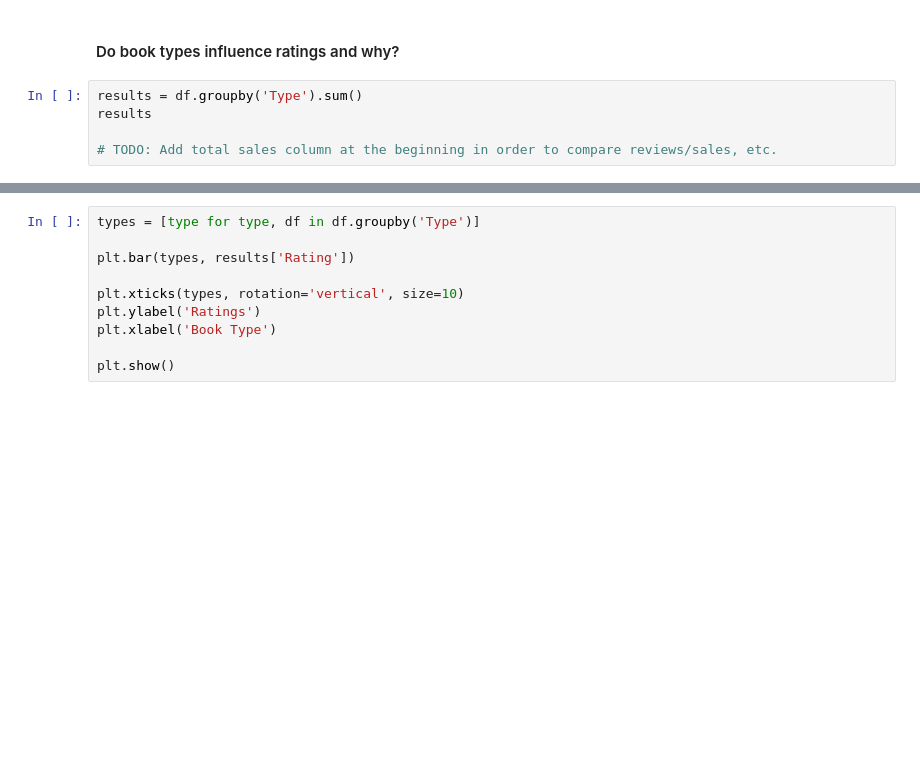
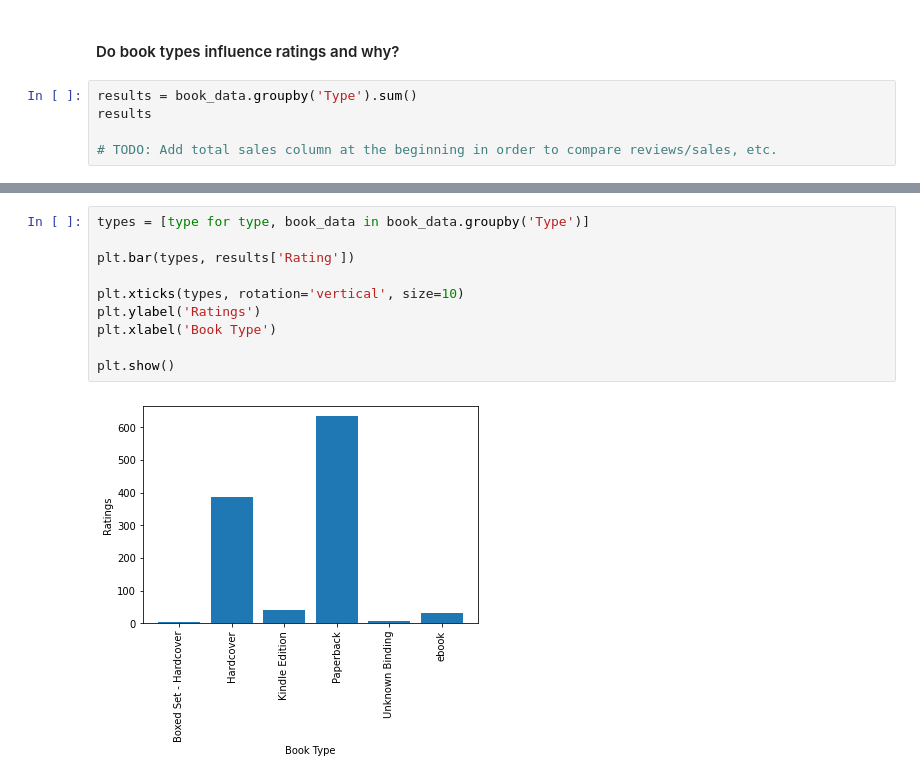
Before and after one commit to codeofarmour/prog_books_da_project, a Jupyter notebook: Books_About_Programming.ipynb, the cells around one changed output, grey strips where cells are left out. Cells and saved outputs as stored; diff of their text form; blank space fills up the shorter version.

```diff
--- a/Books_About_Programming.ipynb
+++ b/Books_About_Programming.ipynb
@@ -122,7 +146,7 @@ df.hist(figsize=(10,10))
 # %% [markdown]
 #### Do book types influence ratings and why?
 # %%
-results = df.groupby('Type').sum()
+results = book_data.groupby('Type').sum()
 results
 
 # TODO: Add total sales column at the beginning in order to compare reviews/sales, etc.
@@ -129,10 +162,12 @@ results
 # %%
-types = [type for type, df in df.groupby('Type')]
+types = [type for type, book_data in book_data.groupby('Type')]
 
 plt.bar(types, results['Rating'])
 
 plt.xticks(types, rotation='vertical', size=10)
 plt.ylabel('Ratings')
 plt.xlabel('Book Type')
 
 plt.show()
+# %% [output]
+[figure, added]
```
Also changed, not shown: parts of 19 cells of this notebook.
